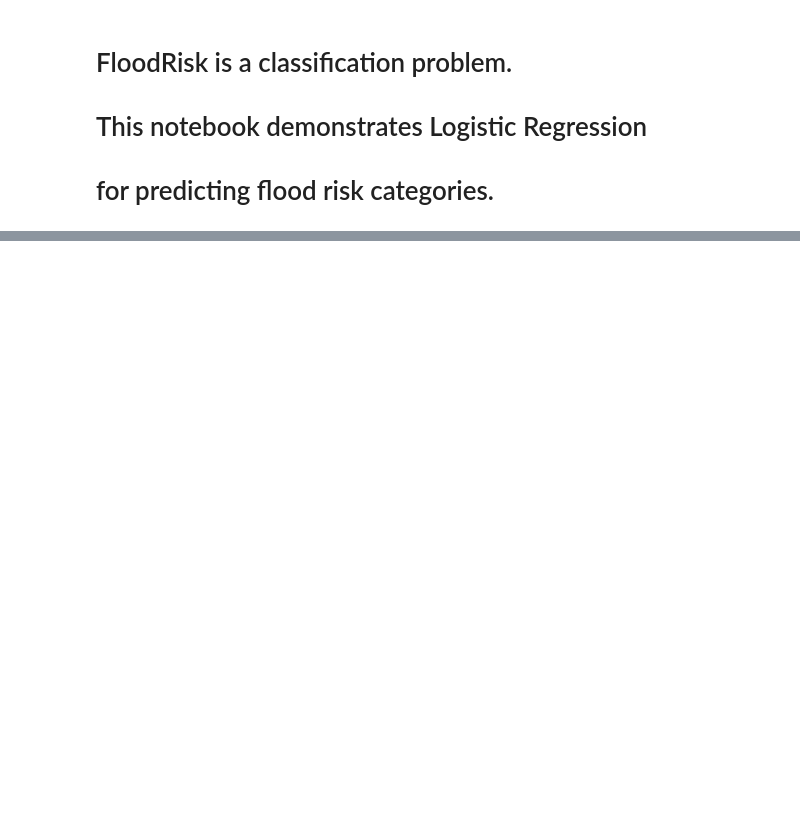
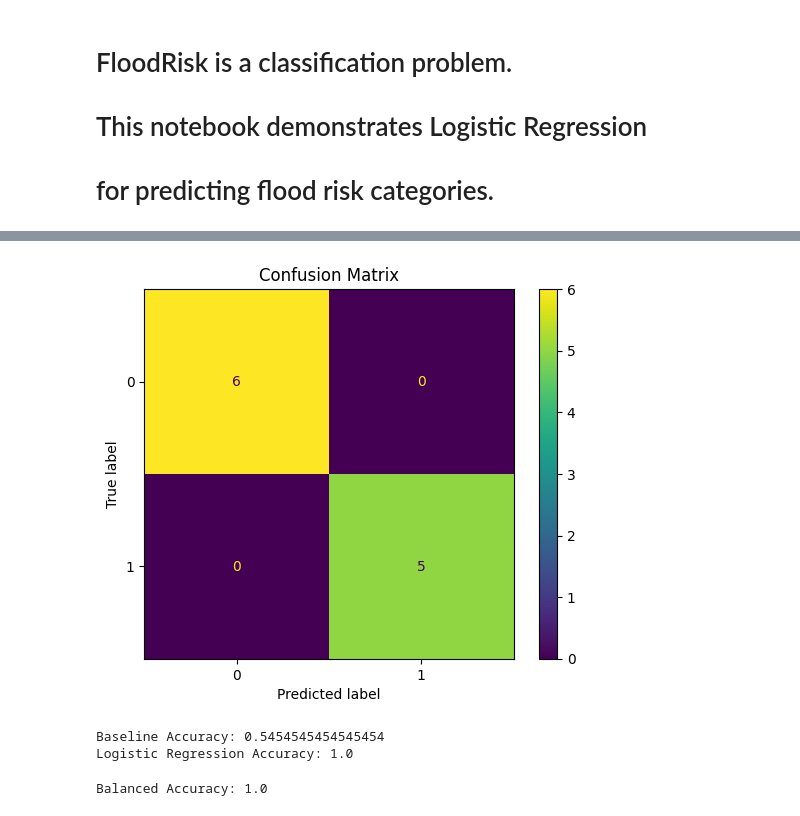
Before and after one commit to kalviumcommunity/S66-0426-Niru-FloodRisk-MachineLearning, a Jupyter notebook: notebooks/logistic_regression_demo.ipynb, the cells around one changed output, grey strips where cells are left out. Cells and saved outputs as stored; diff of their text form; code cells hidden in the pictures; blank space fills up the shorter version.

Commit message:
Added classification evaluation using accuracy

```diff
--- a/notebooks/logistic_regression_demo.ipynb
+++ b/notebooks/logistic_regression_demo.ipynb
@@ -29,7 +29,7 @@ df = pd.read_csv('../data/raw/flood_data.csv')
 # Select features and target
 
 X = df[['rainfall', 'humidity', 'temperature']]
-y = df['flood_Risk']
+y = df['flood_risk']
 # %%
 # Train-test split
 
@@ -86,13 +95,52 @@ print("Logistic Regression Accuracy:",
 # %%
-# Cross-Validation
+# Confusion Matrix
 
-cv_auc = cross_val_score(
-    pipeline,
-    X_train,
-    y_train,
-    cv=5,
-    scoring='roc_auc'
-)
+from sklearn.metrics import confusion_matrix
+from sklearn.metrics import ConfusionMatrixDisplay
+import matplotlib.pyplot as plt
 
-print("CV ROC-AUC Scores:", cv_auc)
-print("Mean ROC-AUC:", cv_auc.mean())
+cm = confusion_matrix(y_test, predictions)
+
+disp = ConfusionMatrixDisplay(confusion_matrix=cm)
+
+disp.plot()
+
+plt.title("Confusion Matrix")
+
+plt.show()
+# %% [output]
+[figure, added]
+# %%
+# Majority Class Baseline Comparison
+
+from sklearn.dummy import DummyClassifier
+
+baseline = DummyClassifier(strategy='most_frequent')
+
+baseline.fit(X_train, y_train)
+
+baseline_preds = baseline.predict(X_test)
+
+baseline_accuracy = accuracy_score(y_test, baseline_preds)
+
+model_accuracy = accuracy_score(y_test, predictions)
+
+print("Baseline Accuracy:", baseline_accuracy)
+
+print("Logistic Regression Accuracy:", model_accuracy)
+# %% [output]
+Baseline Accuracy: 0.5454545454545454
+Logistic Regression Accuracy: 1.0
+# %%
+# Balanced Accuracy
+
+from sklearn.metrics import balanced_accuracy_score
+
+balanced_acc = balanced_accuracy_score(
+    y_test,
+    predictions
+)
+
+print("Balanced Accuracy:", balanced_acc)
+# %% [output]
+Balanced Accuracy: 1.0
```
Also changed, not shown: parts of 6 cells of this notebook.
